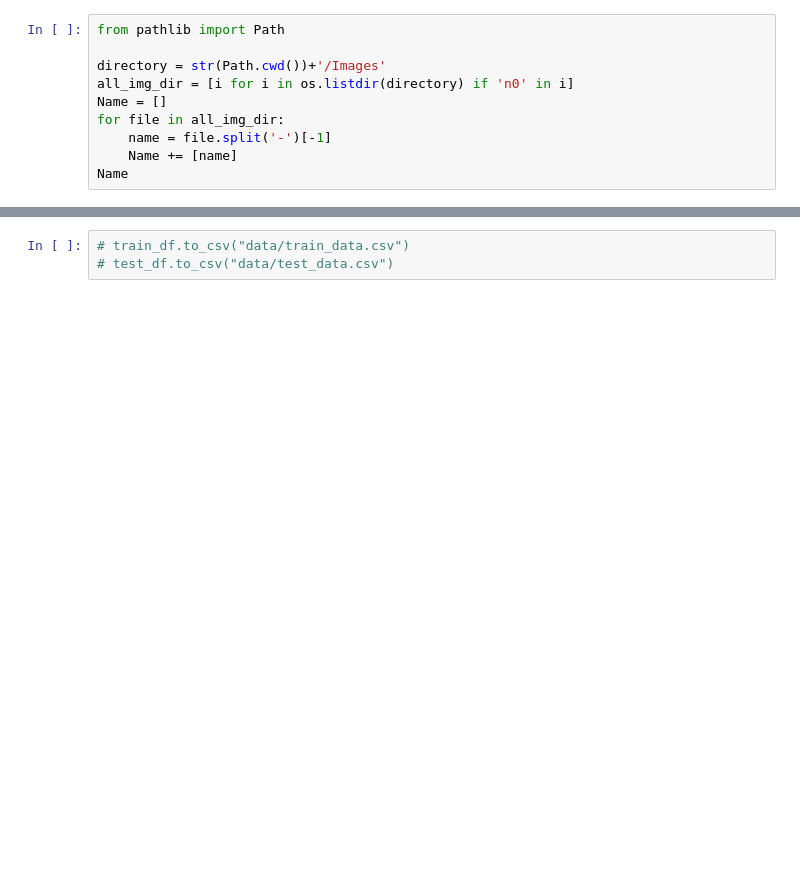
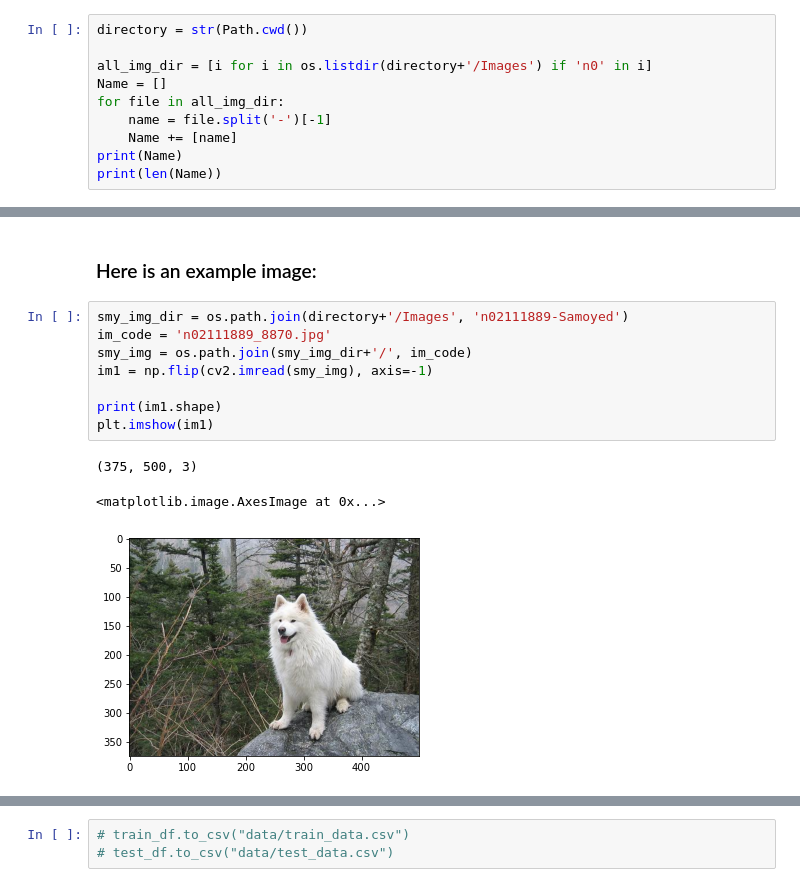
Before and after one commit to COGS118A/Group026-Sp22, a Jupyter notebook: image processing.ipynb, the cells around one changed output, grey strips where cells are left out. Drawn from its saved outputs; the diff is of its cells as text; blank space fills up the shorter version.

```diff
--- a/image processing.ipynb
+++ b/image processing.ipynb
@@ -16,11 +17,11 @@ import os
 # %%
-from pathlib import Path
+directory = str(Path.cwd())
 
-directory = str(Path.cwd())+'/Images'
-all_img_dir = [i for i in os.listdir(directory) if 'n0' in i]
+all_img_dir = [i for i in os.listdir(directory+'/Images') if 'n0' in i]
 Name = []
 for file in all_img_dir:
     name = file.split('-')[-1]
     Name += [name]
-Name
+print(Name)
+print(len(Name))
 # %% [output]
@@ -47,0 +54,14 @@ len(Name)
+# %% [markdown]
+### Here is an example image:
+# %%
+smy_img_dir = os.path.join(directory+'/Images', 'n02111889-Samoyed')
+im_code = 'n02111889_8870.jpg'
+smy_img = os.path.join(smy_img_dir+'/', im_code)
+im1 = np.flip(cv2.imread(smy_img), axis=-1)
+
+print(im1.shape)
+plt.imshow(im1)
+# %% [output]
+(375, 500, 3)
+<matplotlib.image.AxesImage at 0x...>
+[figure, added]
```
Also changed, not shown: parts of 47 cells of this notebook.
